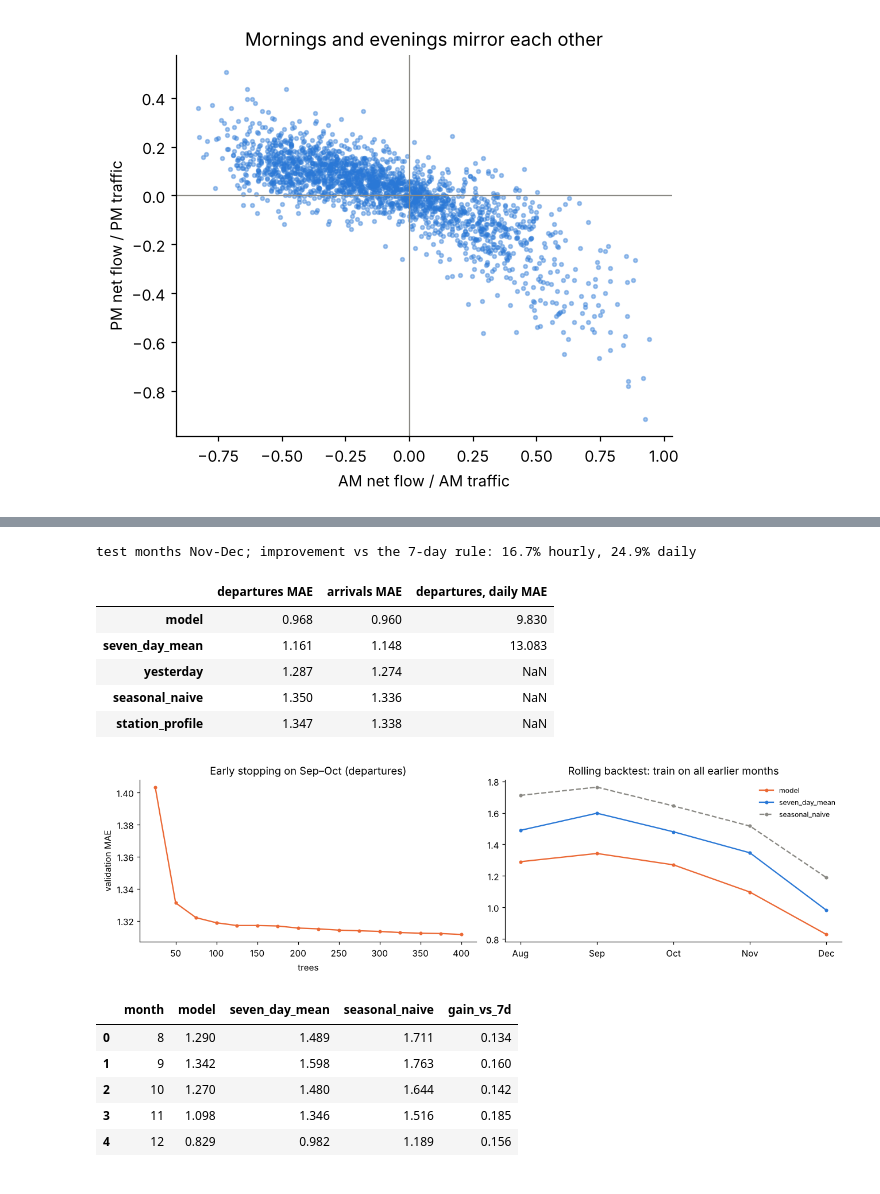
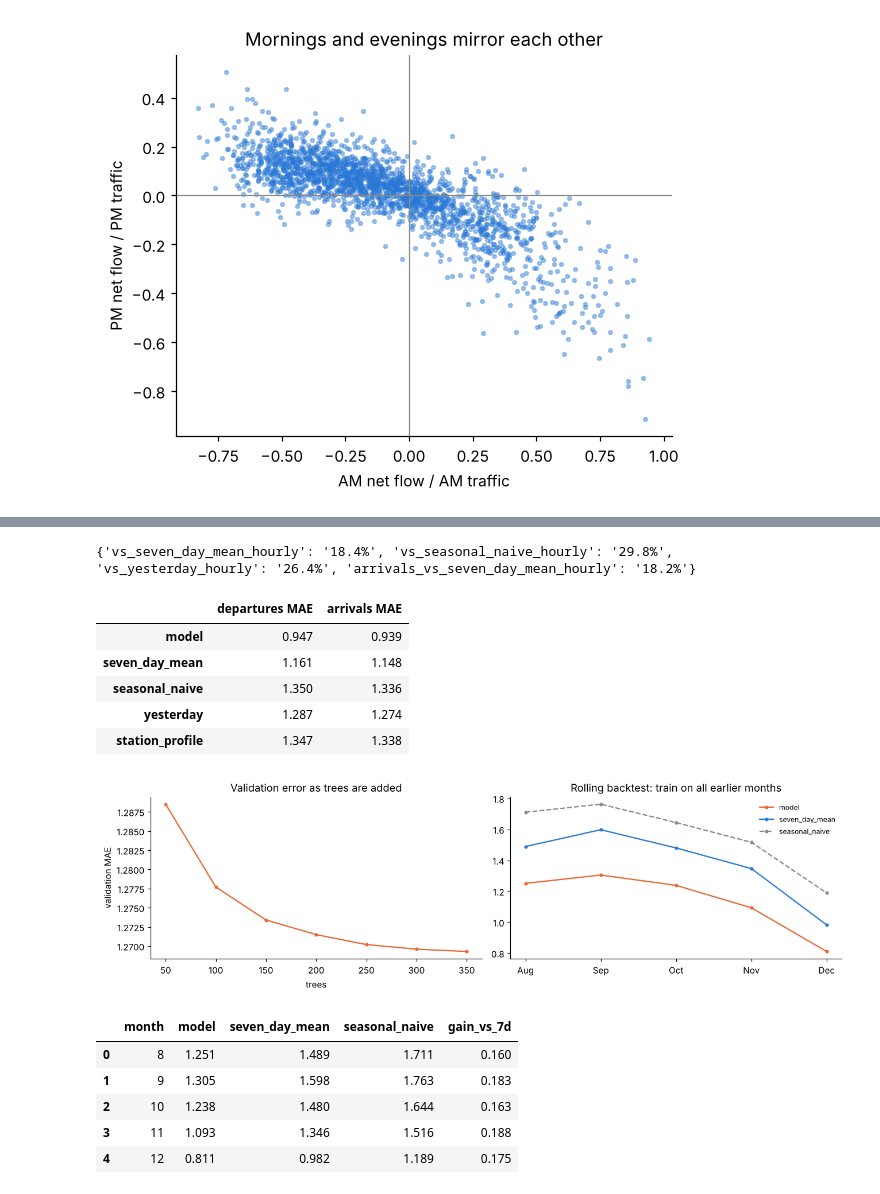
Before and after one commit to AncientAbacus/NYC-CitiBike-Analysis, a Jupyter notebook: CitiBike_2024.ipynb, the cells around one changed output, grey strips where cells are left out. Drawn from its saved outputs; the diff is of its cells as text; code cells hidden in the pictures.

```diff
--- a/CitiBike_2024.ipynb
+++ b/CitiBike_2024.ipynb
@@ -205,40 +231,35 @@ Nov–Dec. Two choices worth calling out:
 # %%
-f = json.load(open("docs/data/forecast.json"))
 rows = {}
 for target in ("departures", "arrivals"):
     for k, v in f[target]["hourly"].items():
         rows.setdefault(k, {})[f"{target} MAE"] = v["mae"]
-rows["model"]["departures, daily MAE"] = f["departures"]["daily"]["model"]["mae"]
-rows["seven_day_mean"]["departures, daily MAE"] = f["departures"]["daily"]["seven_day_mean"]["mae"]
-table = pd.DataFrame(rows).T.loc[["model", "seven_day_mean", "yesterday", "seasonal_naive", "station_profile"]]
-print("test months Nov-Dec; improvement vs the 7-day rule:", f"{f['improvement']['vs_seven_day_mean_hourly']:.1%} hourly,",
-      f"{f['improvement']['vs_seven_day_mean_daily']:.1%} daily")
-table.round(3)
+print({k: f"{v:.1%}" for k, v in f["improvement"].items()})
+pd.DataFrame(rows).T.round(3)
 # %% [output]
-test months Nov-Dec; improvement vs the 7-day rule: 16.7% hourly, 24.9% daily
+{'vs_seven_day_mean_hourly': '18.4%', 'vs_seasonal_naive_hourly': '29.8%', 'vs_yesterday_hourly': '26.4%', 'arrivals_vs_seven_day_mean_hourly': '18.2%'}
-|  | departures MAE | arrivals MAE | departures, daily MAE |
-| model | 0.968 | 0.960 | 9.830 |
-| seven_day_mean | 1.161 | 1.148 | 13.083 |
-| yesterday | 1.287 | 1.274 | NaN |
-| seasonal_naive | 1.350 | 1.336 | NaN |
-| station_profile | 1.347 | 1.338 | NaN |
+|  | departures MAE | arrivals MAE |
+| model | 0.947 | 0.939 |
+| seven_day_mean | 1.161 | 1.148 |
+| seasonal_naive | 1.350 | 1.336 |
+| yesterday | 1.287 | 1.274 |
+| station_profile | 1.347 | 1.338 |
 # %%
 es = pd.DataFrame(f["departures"]["early_stopping"])
 bt = pd.DataFrame(f["backtest"])
 fig, (a, b) = plt.subplots(1, 2, figsize=(12, 3.6))
 a.plot(es["trees"], es["valid_mae"], color=ORANGE, marker="o", ms=3)
-a.set_title("Early stopping on Sep–Oct (departures)"); a.set_xlabel("trees"); a.set_ylabel("validation MAE")
+a.set_title("Validation error as trees are added"); a.set_xlabel("trees"); a.set_ylabel("validation MAE")
 for col, color, ls in (("model", ORANGE, "-"), ("seven_day_mean", BLUE, "-"), ("seasonal_naive", GRAY, "--")):
     b.plot(bt["month"], bt[col], color=color, ls=ls, marker="o", ms=3, label=col)
 b.set_xticks(bt["month"], ["Aug", "Sep", "Oct", "Nov", "Dec"])
 b.set_title("Rolling backtest: train on all earlier months"); b.legend(frameon=False, fontsize=8)
 plt.tight_layout(); plt.show()
 bt.assign(gain_vs_7d=1 - bt["model"] / bt["seven_day_mean"]).round(3)
 # %% [output]
-[figure, old version]
+[figure, new version]
 |  | month | model | seven_day_mean | seasonal_naive | gain_vs_7d |
-| 0 | 8 | 1.290 | 1.489 | 1.711 | 0.134 |
-| 1 | 9 | 1.342 | 1.598 | 1.763 | 0.160 |
-| 2 | 10 | 1.270 | 1.480 | 1.644 | 0.142 |
-| 3 | 11 | 1.098 | 1.346 | 1.516 | 0.185 |
-| 4 | 12 | 0.829 | 0.982 | 1.189 | 0.156 |
+| 0 | 8 | 1.251 | 1.489 | 1.711 | 0.160 |
+| 1 | 9 | 1.305 | 1.598 | 1.763 | 0.183 |
+| 2 | 10 | 1.238 | 1.480 | 1.644 | 0.163 |
+| 3 | 11 | 1.093 | 1.346 | 1.516 | 0.188 |
+| 4 | 12 | 0.811 | 0.982 | 1.189 | 0.175 |
```
Also changed, not shown: parts of 13 cells of this notebook, 5 other files.
